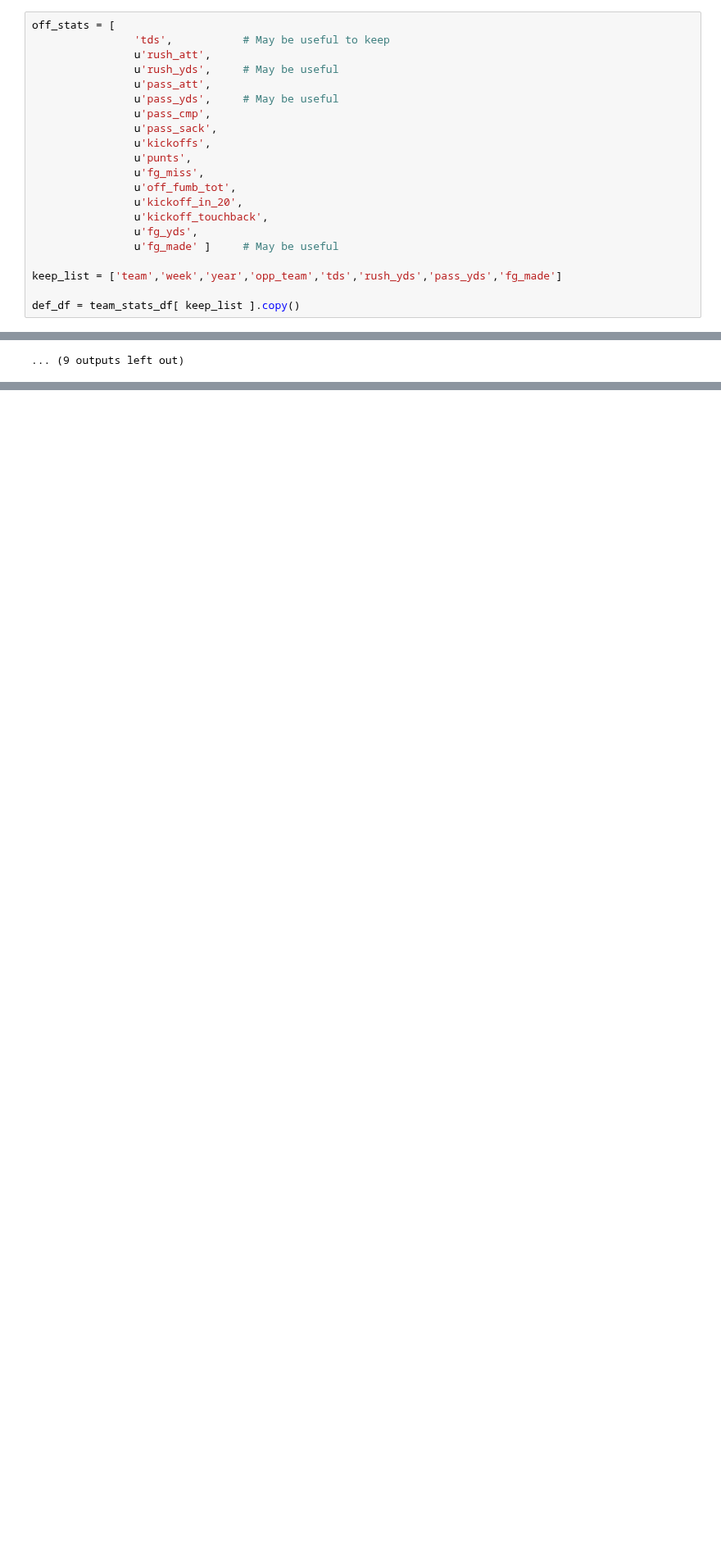
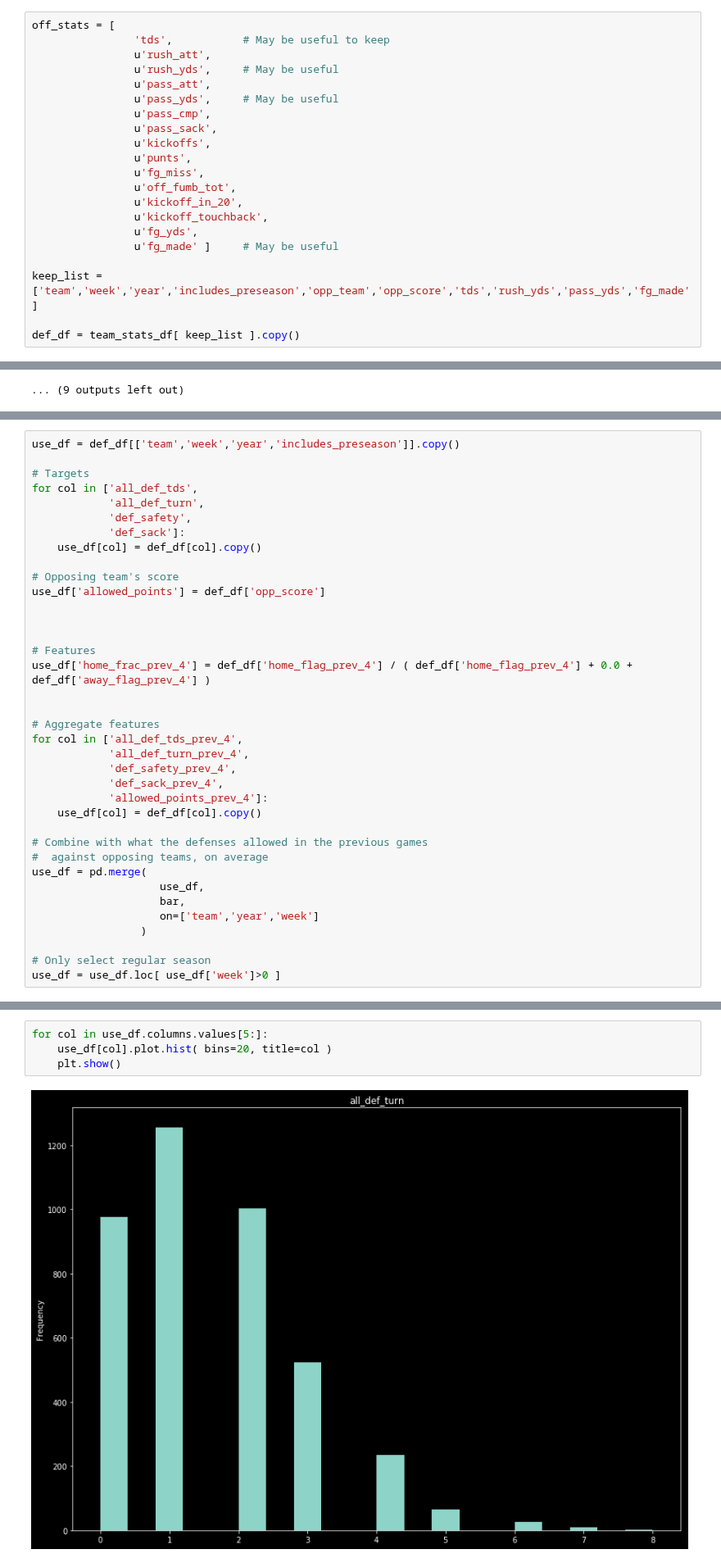
Before and after one commit to markertsean/Fantasy_Football, a Jupyter notebook: exploration/Def.ipynb, the cells around one changed output, grey strips where cells are left out. Shown at 82% size. Cells and saved outputs as stored; diff of their text form; blank space fills up the shorter version.

Commit message:
Finished generating defense targets and features

```diff
--- a/exploration/Def.ipynb
+++ b/exploration/Def.ipynb
@@ -65,7 +65,7 @@ off_stats = [
                 u'fg_yds',
                 u'fg_made' ]     # May be useful
 
-keep_list = ['team','week','year','opp_team','tds','rush_yds','pass_yds','fg_made']
+keep_list = ['team','week','year','includes_preseason','opp_team','opp_score','tds','rush_yds','pass_yds','fg_made']
 
 def_df = team_stats_df[ keep_list ].copy()
 # %%
@@ -349,0 +340,37 @@ bar = aps.calc_prev_team_stats( bar, bar.columns.values[4:] )
+# %%
+use_df = def_df[['team','week','year','includes_preseason']].copy()
+
+# Targets
+for col in ['all_def_tds',
+            'all_def_turn',
+            'def_safety',
+            'def_sack']:
+    use_df[col] = def_df[col].copy()
+
+# Opposing team's score
+use_df['allowed_points'] = def_df['opp_score']
+
+
+
+# Features
+use_df['home_frac_prev_4'] = def_df['home_flag_prev_4'] / ( def_df['home_flag_prev_4'] + 0.0 + def_df['away_flag_prev_4'] )
+
+
+# Aggregate features
+for col in ['all_def_tds_prev_4',
+            'all_def_turn_prev_4',
+            'def_safety_prev_4',
+            'def_sack_prev_4',
+            'allowed_points_prev_4']:
+    use_df[col] = def_df[col].copy()
+
+# Combine with what the defenses allowed in the previous games
+#  against opposing teams, on average
+use_df = pd.merge(
+                    use_df,
+                    bar,
+                    on=['team','year','week']
+                 )
+
+# Only select regular season
+use_df = use_df.loc[ use_df['week']>0 ]
@@ -349,0 +388,6 @@ bar = aps.calc_prev_team_stats( bar, bar.columns.values[4:] )
+# %%
+for col in use_df.columns.values[5:]:
+    use_df[col].plot.hist( bins=20, title=col )
+    plt.show()
+# %% [output]
+[figure, added]
```
Also changed, not shown: parts of 10 cells of this notebook, 2 other files.
